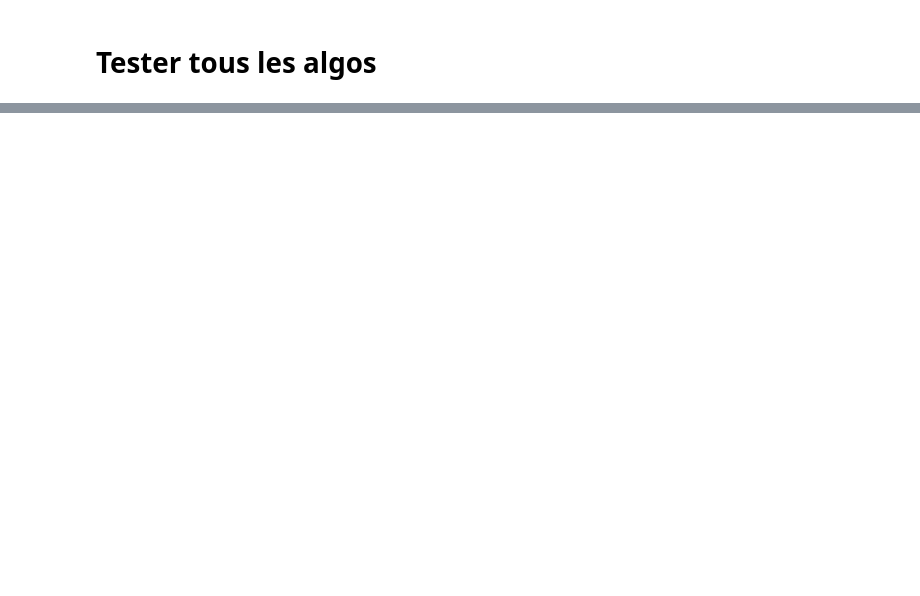
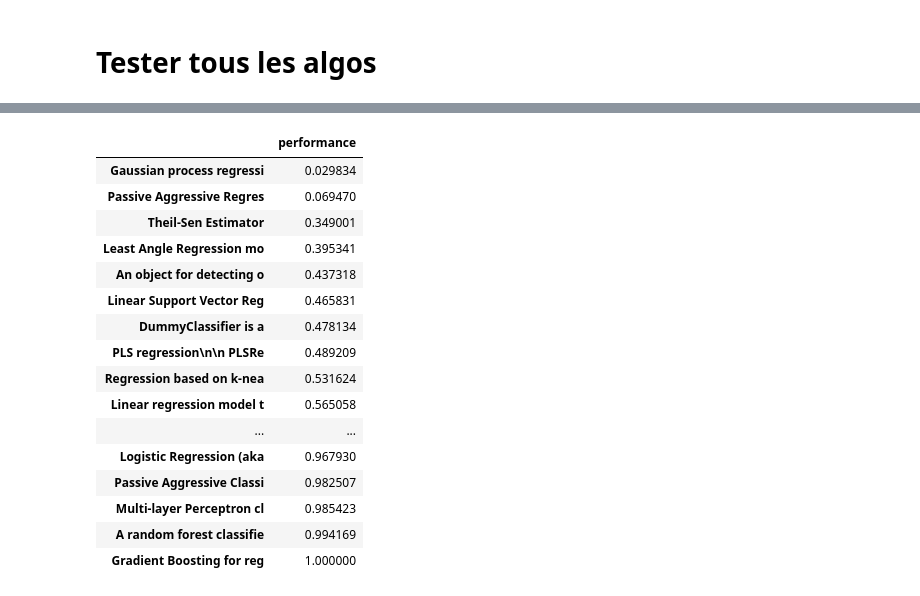
Before and after one commit to cjacques4/Parkinson-Speech-Dataset-with-Multiple-Types-of-Sound-Recordings, a Jupyter notebook: Projet_Python_DataAnalysis.ipynb, the cells around one changed output, grey strips where cells are left out. Cells and saved outputs as stored; diff of their text form; code cells hidden in the pictures; blank space fills up the shorter version.

```diff
--- a/Projet_Python_DataAnalysis.ipynb
+++ b/Projet_Python_DataAnalysis.ipynb
@@ -544,0 +559,20 @@ Standardize features by r
+# %%
+df_performances
+# %% [output]
+|  | performance |
+| Gaussian process regressi | 0.029834 |
+| Passive Aggressive Regres | 0.069470 |
+| Theil-Sen Estimator | 0.349001 |
+| Least Angle Regression mo | 0.395341 |
+| An object for detecting o | 0.437318 |
+| Linear Support Vector Reg | 0.465831 |
+| DummyClassifier is a | 0.478134 |
+| PLS regression\n\n PLSRe | 0.489209 |
+| Regression based on k-nea | 0.531624 |
+| Linear regression model t | 0.565058 |
+| ... | ... |
+| Logistic Regression (aka | 0.967930 |
+| Passive Aggressive Classi | 0.982507 |
+| Multi-layer Perceptron cl | 0.985423 |
+| A random forest classifie | 0.994169 |
+| Gradient Boosting for reg | 1.000000 |
```
Also changed, not shown: parts of 17 cells of this notebook.
